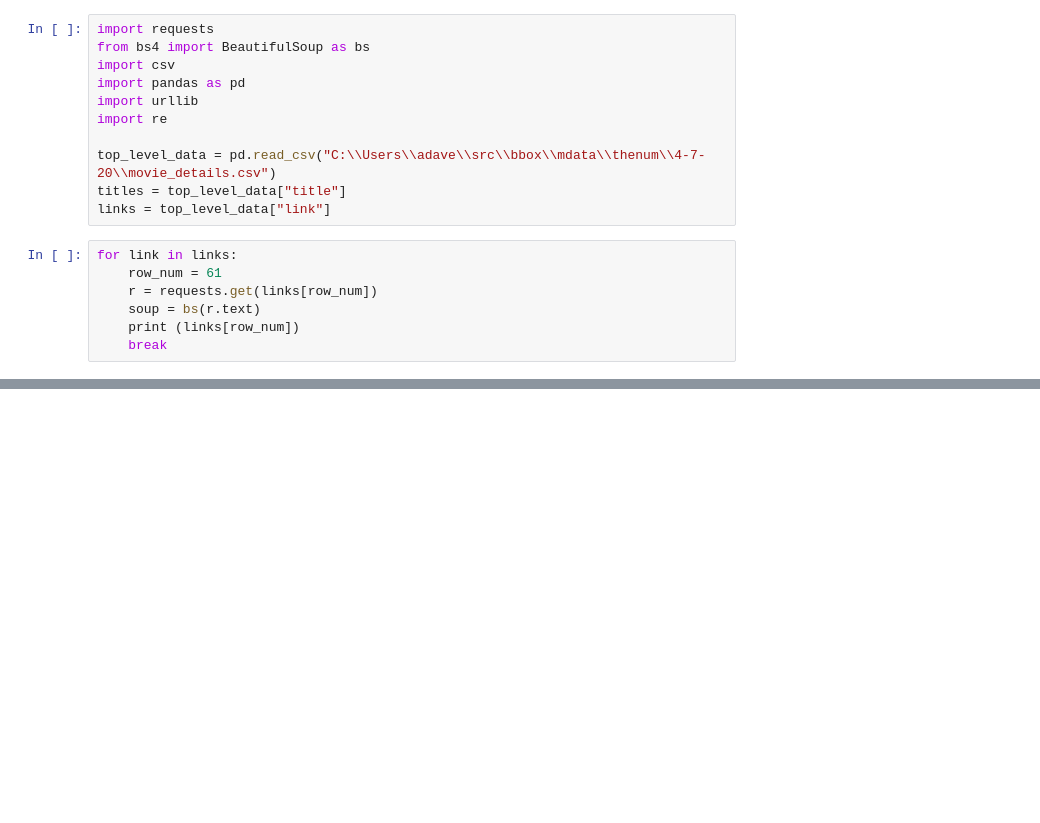
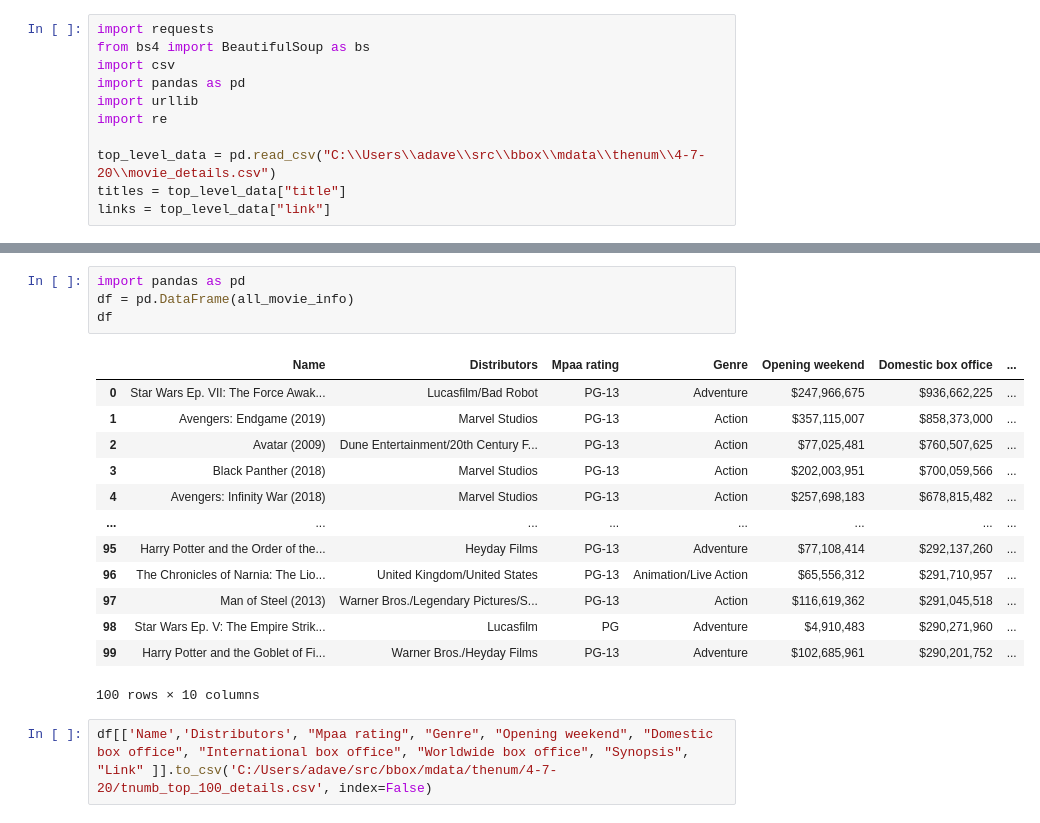
Before and after one commit to armaandave/BracketBox, a Jupyter notebook: mdata/movie_details_scraper.ipynb, the cells around one changed output, grey strips where cells are left out. Cells and saved outputs as stored; diff of their text form; blank space fills up the shorter version.

Commit message:
working scraper for all info

```diff
--- a/mdata/movie_details_scraper.ipynb
+++ b/mdata/movie_details_scraper.ipynb
@@ -9,10 +9,3 @@ import re
 top_level_data = pd.read_csv("C:\\Users\\adave\\src\\bbox\\mdata\\thenum\\4-7-20\\movie_details.csv")
 titles = top_level_data["title"]
 links = top_level_data["link"]
-# %%
-for link in links:
-    row_num = 61
-    r = requests.get(links[row_num])
-    soup = bs(r.text)
-    print (links[row_num])
-    break
@@ -90,0 +125,20 @@ Arthur Fleck, is of a man struggling to find his way in Gotham's fractured socie
+# %%
+import pandas as pd
+df = pd.DataFrame(all_movie_info)
+df
+# %% [output]
+|  | Name | Distributors | Mpaa rating | Genre | Opening weekend | Domestic box office | ... |
+| 0 | Star Wars Ep. VII: The Force Awak... | Lucasfilm/Bad Robot | PG-13 | Adventure | $247,966,675 | $936,662,225 | ... |
+| 1 | Avengers: Endgame (2019) | Marvel Studios | PG-13 | Action | $357,115,007 | $858,373,000 | ... |
+| 2 | Avatar (2009) | Dune Entertainment/20th Century F... | PG-13 | Action | $77,025,481 | $760,507,625 | ... |
+| 3 | Black Panther (2018) | Marvel Studios | PG-13 | Action | $202,003,951 | $700,059,566 | ... |
+| 4 | Avengers: Infinity War (2018) | Marvel Studios | PG-13 | Action | $257,698,183 | $678,815,482 | ... |
+| ... | ... | ... | ... | ... | ... | ... | ... |
+| 95 | Harry Potter and the Order of the... | Heyday Films | PG-13 | Adventure | $77,108,414 | $292,137,260 | ... |
+| 96 | The Chronicles of Narnia: The Lio... | United Kingdom/United States | PG-13 | Animation/Live Action | $65,556,312 | $291,710,957 | ... |
+| 97 | Man of Steel (2013) | Warner Bros./Legendary Pictures/S... | PG-13 | Action | $116,619,362 | $291,045,518 | ... |
+| 98 | Star Wars Ep. V: The Empire Strik... | Lucasfilm | PG | Adventure | $4,910,483 | $290,271,960 | ... |
+| 99 | Harry Potter and the Goblet of Fi... | Warner Bros./Heyday Films | PG-13 | Adventure | $102,685,961 | $290,201,752 | ... |
+100 rows × 10 columns
+# %%
+df[['Name','Distributors', "Mpaa rating", "Genre", "Opening weekend", "Domestic box office", "International box office", "Worldwide box office", "Synopsis", "Link" ]].to_csv('C:/Users/adave/src/bbox/mdata/thenum/4-7-20/tnumb_top_100_details.csv', index=False)
```
Also changed, not shown: parts of 2 cells of this notebook, 2 other files.
